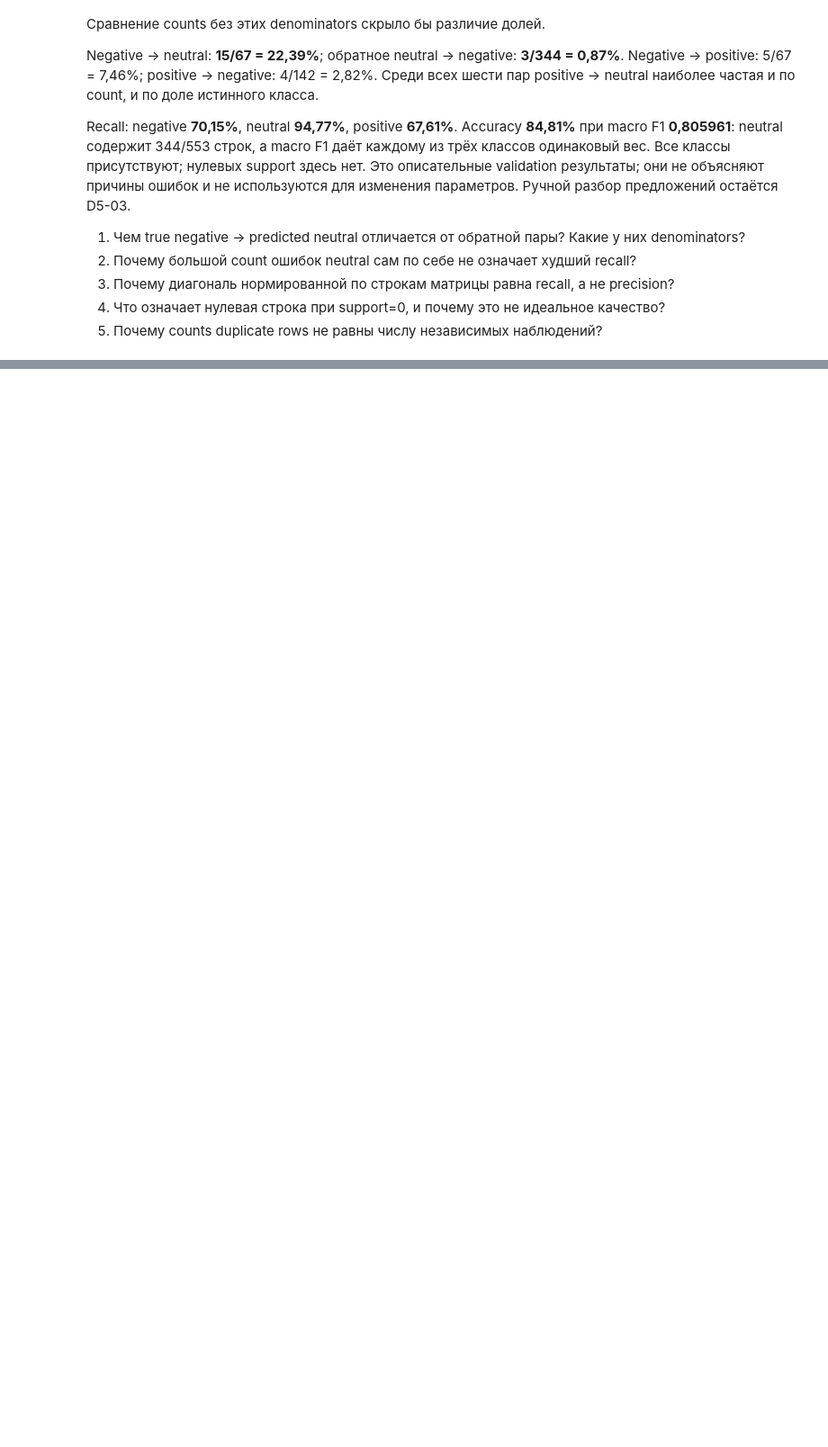
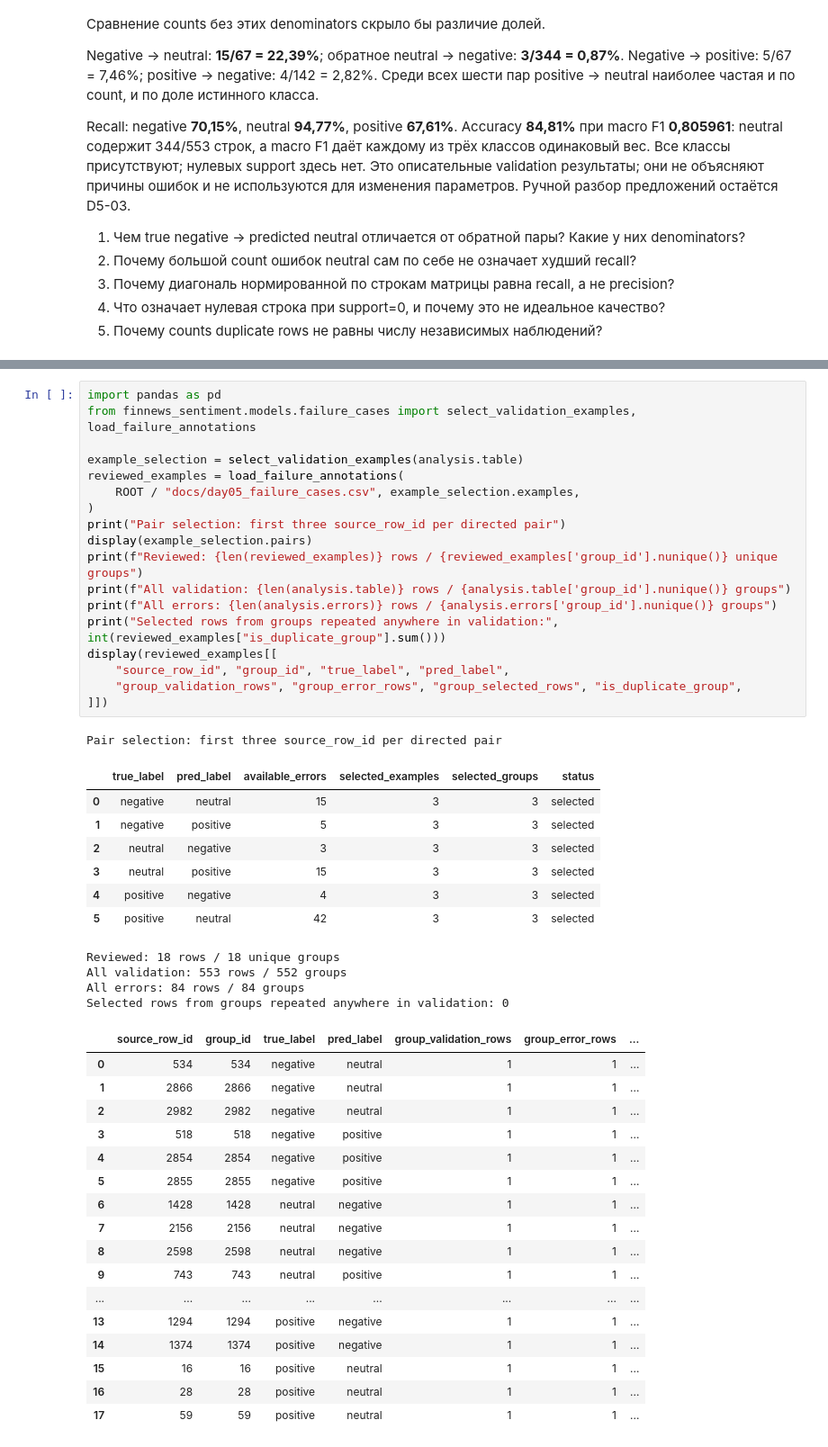
Before and after one commit to HomeboyMakkri/Text-classification, a Jupyter notebook: notebooks/day05_error_analysis.ipynb, the cells around one changed output, grey strips where cells are left out. Shown at 90% size. Cells and saved outputs as stored; diff of their text form; blank space fills up the shorter version.

Commit message:
Add deterministic validation examples and manual error analysis

```diff
--- a/notebooks/day05_error_analysis.ipynb
+++ b/notebooks/day05_error_analysis.ipynb
@@ -140,0 +147,48 @@ Recall: negative **70,15%**, neutral **94,77%**, positive **67,61%**. Accuracy *
+# %%
+import pandas as pd
+from finnews_sentiment.models.failure_cases import select_validation_examples, load_failure_annotations
+
+example_selection = select_validation_examples(analysis.table)
+reviewed_examples = load_failure_annotations(
+    ROOT / "docs/day05_failure_cases.csv", example_selection.examples,
+)
+print("Pair selection: first three source_row_id per directed pair")
+display(example_selection.pairs)
+print(f"Reviewed: {len(reviewed_examples)} rows / {reviewed_examples['group_id'].nunique()} unique groups")
+print(f"All validation: {len(analysis.table)} rows / {analysis.table['group_id'].nunique()} groups")
+print(f"All errors: {len(analysis.errors)} rows / {analysis.errors['group_id'].nunique()} groups")
+print("Selected rows from groups repeated anywhere in validation:", int(reviewed_examples["is_duplicate_group"].sum()))
+display(reviewed_examples[[
+    "source_row_id", "group_id", "true_label", "pred_label",
+    "group_validation_rows", "group_error_rows", "group_selected_rows", "is_duplicate_group",
+]])
+# %% [output]
+Pair selection: first three source_row_id per directed pair
+|  | true_label | pred_label | available_errors | selected_examples | selected_groups | status |
+| 0 | negative | neutral | 15 | 3 | 3 | selected |
+| 1 | negative | positive | 5 | 3 | 3 | selected |
+| 2 | neutral | negative | 3 | 3 | 3 | selected |
+| 3 | neutral | positive | 15 | 3 | 3 | selected |
+| 4 | positive | negative | 4 | 3 | 3 | selected |
+| 5 | positive | neutral | 42 | 3 | 3 | selected |
+Reviewed: 18 rows / 18 unique groups
+All validation: 553 rows / 552 groups
+All errors: 84 rows / 84 groups
+Selected rows from groups repeated anywhere in validation: 0
+|  | source_row_id | group_id | true_label | pred_label | group_validation_rows | group_error_rows | ... |
+| 0 | 534 | 534 | negative | neutral | 1 | 1 | ... |
+| 1 | 2866 | 2866 | negative | neutral | 1 | 1 | ... |
+| 2 | 2982 | 2982 | negative | neutral | 1 | 1 | ... |
+| 3 | 518 | 518 | negative | positive | 1 | 1 | ... |
+| 4 | 2854 | 2854 | negative | positive | 1 | 1 | ... |
+| 5 | 2855 | 2855 | negative | positive | 1 | 1 | ... |
+| 6 | 1428 | 1428 | neutral | negative | 1 | 1 | ... |
+| 7 | 2156 | 2156 | neutral | negative | 1 | 1 | ... |
+| 8 | 2598 | 2598 | neutral | negative | 1 | 1 | ... |
+| 9 | 743 | 743 | neutral | positive | 1 | 1 | ... |
+| ... | ... | ... | ... | ... | ... | ... | ... |
+| 13 | 1294 | 1294 | positive | negative | 1 | 1 | ... |
+| 14 | 1374 | 1374 | positive | negative | 1 | 1 | ... |
+| 15 | 16 | 16 | positive | neutral | 1 | 1 | ... |
+| 16 | 28 | 28 | positive | neutral | 1 | 1 | ... |
+| 17 | 59 | 59 | positive | neutral | 1 | 1 | ... |
```
Also changed, not shown: parts of 4 cells of this notebook, 5 other files.
